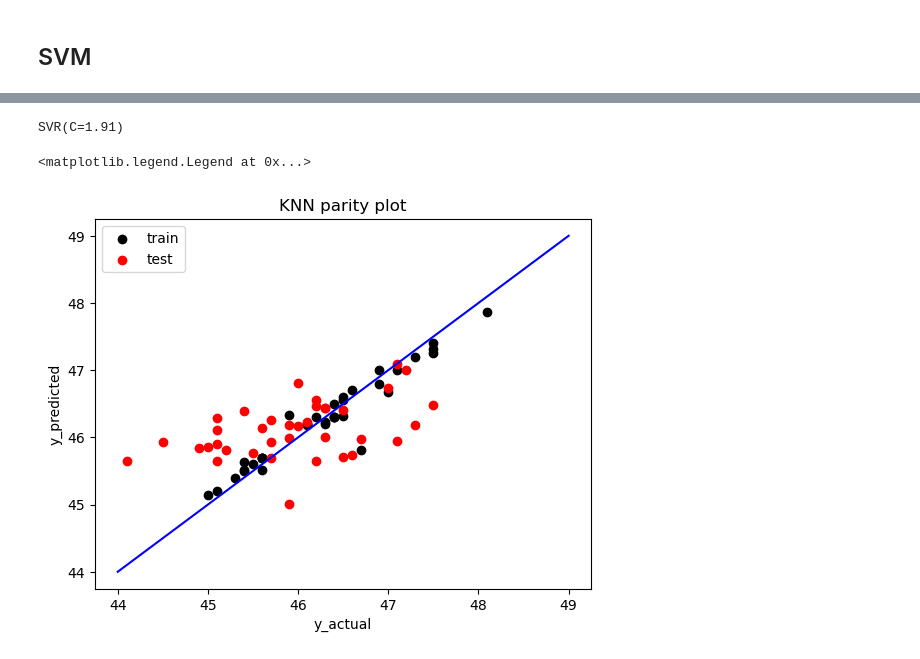
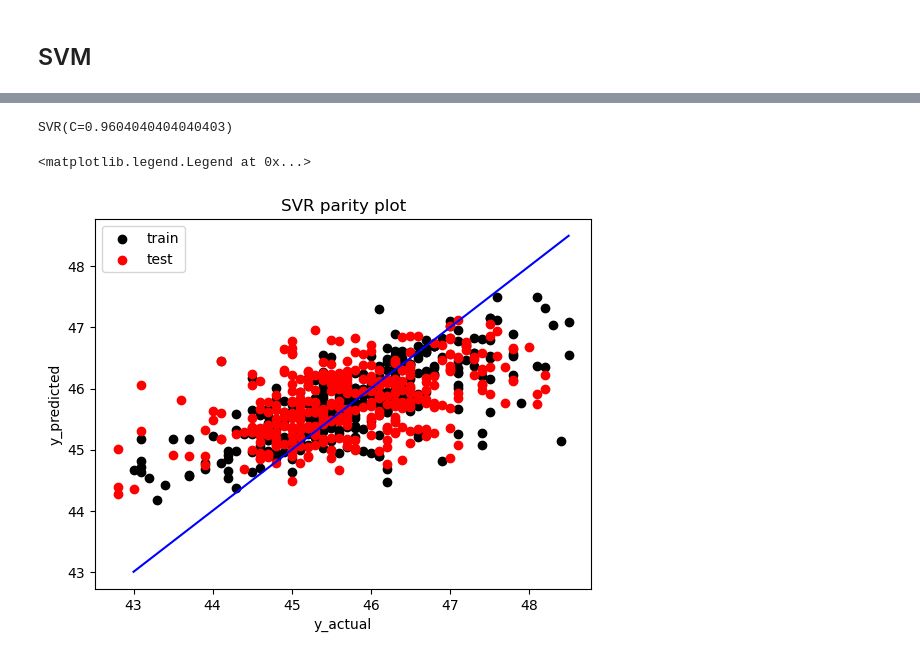
Before and after one commit to abdelaleeem/Regression-models-to-predict-the-strength-of-Cement-initial-and-final-setting-time, a Jupyter notebook: 28 days strength final update.ipynb, the cells around one changed output, grey strips where cells are left out. Saved outputs shown, nothing was run; the diff lists cells and outputs as text; code cells hidden in the pictures.

```diff
--- a/28 days strength final update.ipynb
+++ b/28 days strength final update.ipynb
@@ -741,7 +666,7 @@ error_train = []
 error_test  = []
 depths = range(1 , 30 , 1)
 for depth in depths:
-    model = RandomForestRegressor(n_estimators = 13 , max_depth = depth,random_state = 42)
+    model = RandomForestRegressor(n_estimators = 381 , max_depth = depth,random_state = 42)
     model.fit(x_train , y_train)
 
     y_pred_train = model.predict(x_train)
@@ -767,5 +694,5 @@ max depth is 10
 # %%
-RF_model = RandomForestRegressor(n_estimators = 13 , max_depth = 10,random_state = 42)
+RF_model = RandomForestRegressor(n_estimators = 381 , max_depth = 22,random_state = 42)
 RF_model.fit(x_train , y_train)
 
 y_pred_train = RF_model.predict(x_train)
@@ -796,7 +721,7 @@ RANDOM FOREST MAE FOR TEST SET IS 0.531 AND 0.2257 FOR TRAINING SET which means
 # %%
 error_train = []
 error_test = []
-ks = range(1 , 21)
+ks = range(1 , 50)
 for k in ks:
     knn_model = KNeighborsRegressor(n_neighbors=k)
     knn_model.fit(x_train_scaled, y_train)
@@ -870,16 +795,16 @@ C is 1.9198080808080804
 # %%
-svr_model = SVR(kernel='rbf', C=1.91)
+svr_model = SVR(kernel='rbf', C=0.9604040404040403)
 svr_model.fit(x_train_scaled, y_train)
 # %% [output]
-SVR(C=1.91)
+SVR(C=0.9604040404040403)
 # %%
-plt.plot([44 , 49] , [44 , 49], color = "blue")
+plt.plot([min(y_train) , max(y_train)] , [min(y_train) , max(y_train)], color = "blue")
 plt.scatter(y_train ,svr_model.predict(x_train_scaled), color = "black", label = "train")
 plt.scatter(y_test , svr_model.predict(x_test_scaled), color = "red" , label = "test")
 plt.xlabel("y_actual")
 plt.ylabel("y_predicted")
-plt.title("KNN parity plot")
+plt.title("SVR parity plot")
 plt.legend()
 # %% [output]
 <matplotlib.legend.Legend at 0x...>
-[figure, old version]
+[figure, new version]
```
Also changed, not shown: parts of 77 cells of this notebook.
